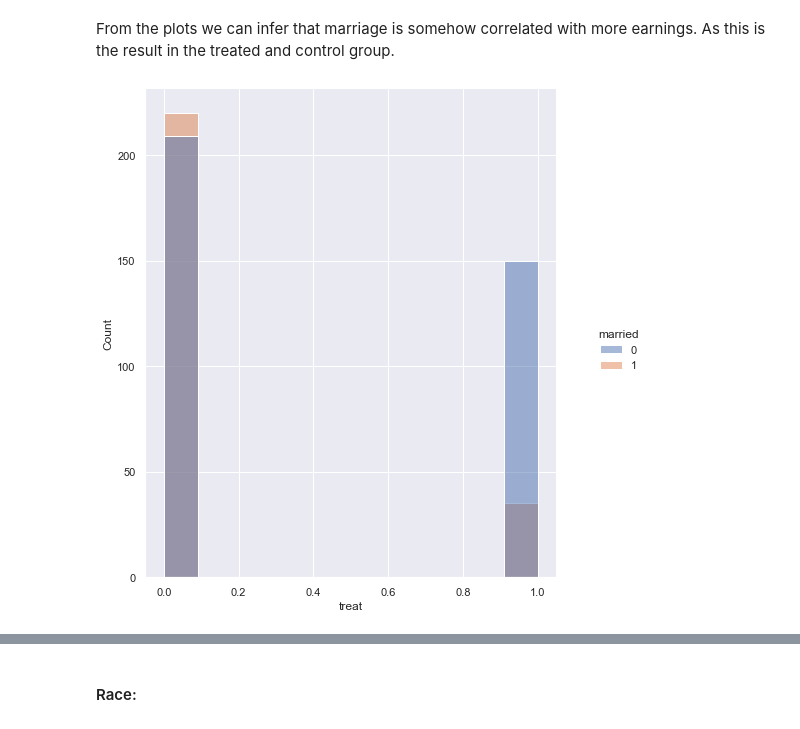
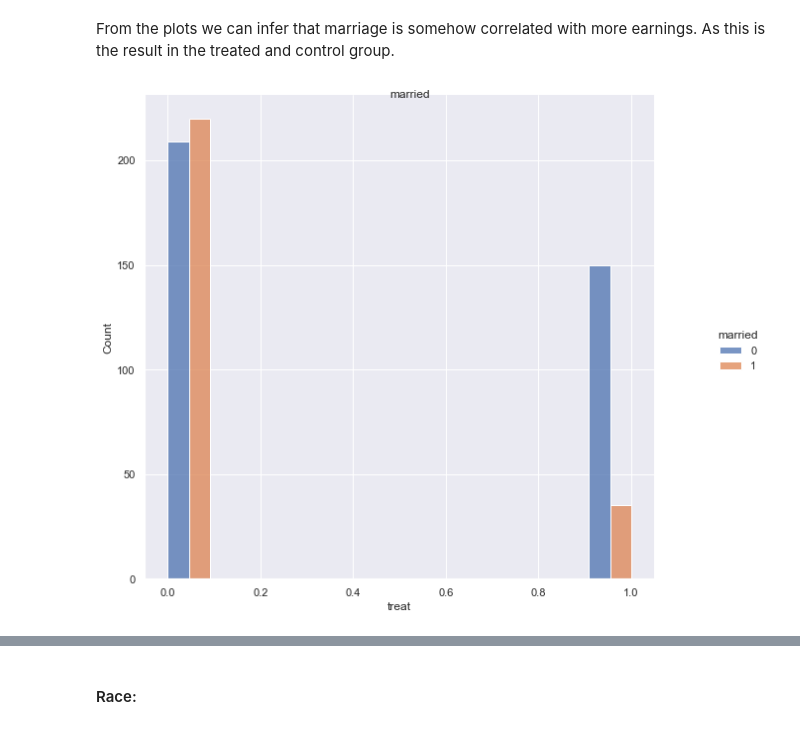
Before and after one commit to nourGhribi/2020, a Jupyter notebook: Tutorials/05 - Observational studies/Observational studies exercise.ipynb, the cells around one changed output, grey strips where cells are left out. Saved outputs shown, nothing was run; the diff lists cells and outputs as text; code cells hidden in the pictures.

```diff
--- a/Tutorials/05 - Observational studies/Observational studies exercise.ipynb
+++ b/Tutorials/05 - Observational studies/Observational studies exercise.ipynb
@@ -230,8 +264,9 @@ fig.set_size_inches(16, 8)
 # %% [markdown]
 From the plots we can infer that marriage is somehow correlated with more earnings. As this is the result in the treated and control group.
 # %%
-g = sns.displot(x="treat", hue="married", data=df)
+g = sns.displot(x="treat", hue="married", multiple='dodge', data=df)
 fig = plt.gcf()
-fig.set_size_inches(8, 8)
+fig.suptitle('married')
+fig.set_size_inches(10, 8)
 # %% [output]
-[figure, old version]
+[figure, new version]
```
Also changed, not shown: parts of 40 cells of this notebook, 4 other files.
